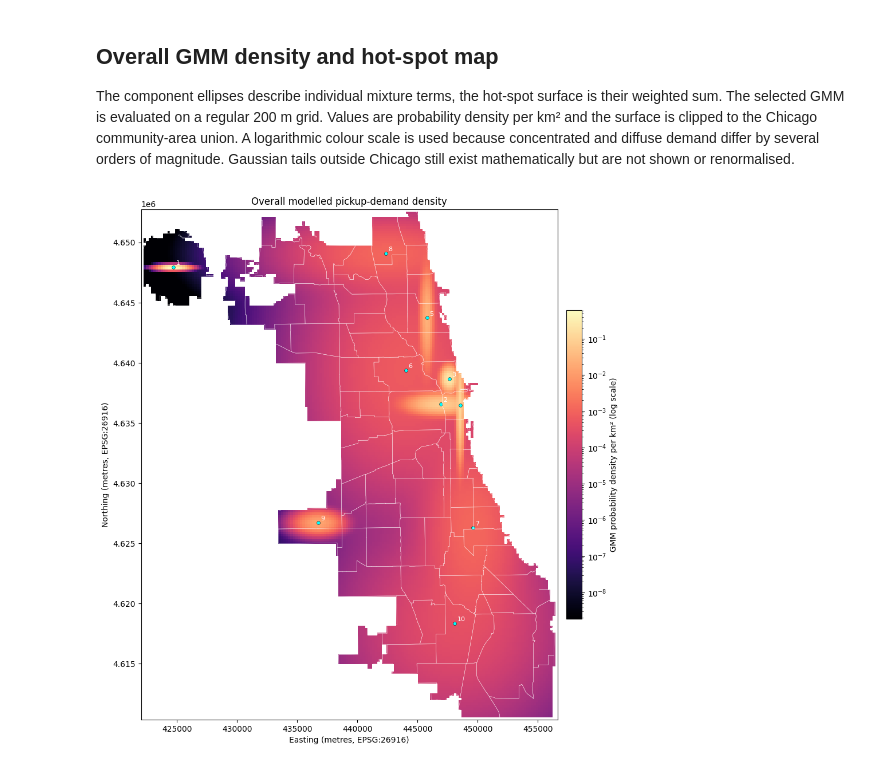
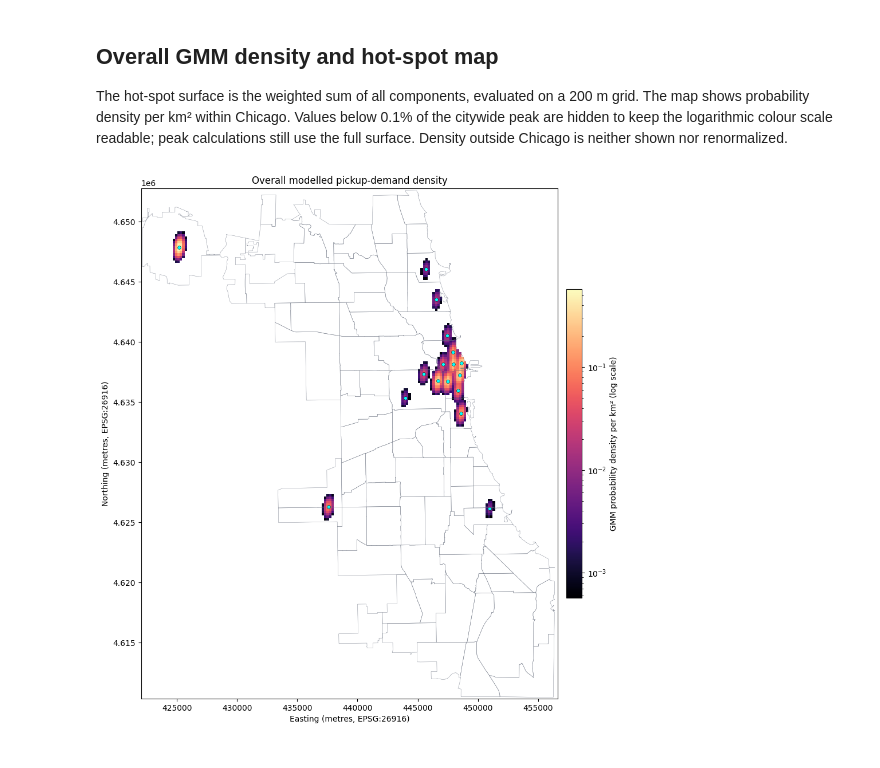
Before and after one commit to angfe/Group-3-AAA, a Jupyter notebook: notebooks/02_02_descriptive_analytics_gmm.ipynb, the cells around one changed output. Saved outputs shown, nothing was run; the diff lists cells and outputs as text; code cells hidden in the pictures.

```diff
--- a/notebooks/02_02_descriptive_analytics_gmm.ipynb
+++ b/notebooks/02_02_descriptive_analytics_gmm.ipynb
@@ -419,7 +590,6 @@ def gmm_parameter_count(k, covariance_type, dimensions=2):
     return weights + means + covariance
 
 
-community_union = community_areas.geometry.union_all()
 candidate_models = {}
 candidate_records = []
 
@@ -446,11 +616,6 @@ for covariance_type in COVARIANCE_TYPES:
         eigenvalues = np.linalg.eigvalsh(covariance_array)
         component_min_std_km = np.sqrt(eigenvalues.min(axis=1))
         component_max_std_km = np.sqrt(eigenvalues.max(axis=1))
-        means_inside = [
-            community_union.covers(Point(mean_x * 1_000, mean_y * 1_000))
-            for mean_x, mean_y in model.means_
-        ]
-
         key = (covariance_type, k)
         candidate_models[key] = model
         candidate_records.append({
@@ -475,7 +640,6 @@ for covariance_type in COVARIANCE_TYPES:
             "components_below_50m_std": int(
                 np.sum(component_min_std_km < SPATIAL_MIN_STD_KM)
             ),
-            "component_means_outside_chicago": int(k - sum(means_inside)),
         })
     print(f"Finished covariance_type={covariance_type!r}")
 
@@ -590,7 +765,7 @@ candidate_results["plausible_for_selection"] = (
     candidate_results["converged"]
     & ~candidate_results["convergence_warning"]
     & candidate_results["components_below_50m_std"].eq(0)
-    & candidate_results["component_means_outside_chicago"].eq(0)
+    & candidate_results["min_component_weight"].ge(MIN_COMPONENT_WEIGHT)
 )
 
 raw_bic_winner = candidate_results.loc[candidate_results["bic"].idxmin()]
@@ -613,7 +788,6 @@ selection_comparison = pd.DataFrame([
     "converged", "n_iter", "aic_per_trip", "bic_per_trip",
     "min_component_weight", "min_component_std_km",
     "components_at_variance_floor", "components_below_50m_std",
-    "component_means_outside_chicago",
 ]]
 selection_comparison
 # %% [output]
@@ -651,7 +827,7 @@ from shapely import contains_xy
 CHI2_95_DF2 = 5.991464547
 selected_covariances = covariance_matrices(selected_gmm)
 component_order = np.argsort(selected_gmm.weights_)[::-1]
-full_valid_trips = int(source_summary.loc[0, "trips_with_valid_pickup"])
+gmm_population_trips = int(source_summary.loc[0, "gmm_eligible_trips"])
 
 component_records = []
 for display_id, model_index in enumerate(component_order, start=1):
@@ -672,7 +848,7 @@ for display_id, model_index in enumerate(component_order, start=1):
         "model_index": model_index,
         "weight": weight,
         "sample_trips_effective": weight * len(X_gmm),
-        "full_trips_estimated": weight * full_valid_trips,
+        "eligible_trips_estimated": weight * gmm_population_trips,
         "mean_x_km": mean_x_km,
         "mean_y_km": mean_y_km,
         "major_std_km": major_std_km,
@@ -706,7 +882,7 @@ component_table = (
 
 component_display_columns = [
     "component", "community_area_at_mean", "weight",
-    "sample_trips_effective", "full_trips_estimated",
+    "sample_trips_effective", "eligible_trips_estimated",
     "major_std_km", "minor_std_km", "axis_ratio",
     "ellipse_area_95_km2", "weighted_peak_density_per_km2",
 ]
@@ -727,6 +910,11 @@ component_table[component_display_columns]
 fig, ax = plt.subplots(figsize=(9, 10))
 community_areas.boundary.plot(ax=ax, color="#9ca3af", linewidth=0.45)
 colors = plt.cm.tab10(np.linspace(0, 1, len(component_table)))
+component_label_offsets = {
+    2: (-14, 10), 3: (-15, -10), 4: (10, -9), 5: (-15, 3),
+    6: (10, 7), 7: (9, -7), 8: (10, -2), 10: (9, 8),
+    11: (-16, 8), 12: (-18, 0),
+}
 
 for row, color in zip(component_table.itertuples(), colors):
     ellipse = Ellipse(
@@ -744,10 +932,13 @@ for row, color in zip(component_table.itertuples(), colors):
         row.mean_x_km * 1_000, row.mean_y_km * 1_000,
         s=35 + 700 * row.weight, color=color, edgecolor="black", linewidth=0.5, zorder=3,
     )
+    label_offset = component_label_offsets.get(row.component, (4, 4))
     ax.annotate(
         str(row.component),
         (row.mean_x_km * 1_000, row.mean_y_km * 1_000),
-        xytext=(4, 4), textcoords="offset points", fontsize=9, weight="bold",
+        xytext=label_offset, textcoords="offset points", fontsize=9, weight="bold",
+        arrowprops={"arrowstyle": "-", "color": "#4b5563", "linewidth": 0.5}
+        if label_offset != (4, 4) else None,
     )
 
 ax.set_title("Selected GMM: component means and 95% covariance ellipses")
@@ -761,49 +952,55 @@ plt.show()
 # %% [markdown]
 ## Overall GMM density and hot-spot map
 
-The component ellipses describe individual mixture terms, the hot-spot surface is their weighted sum. The selected GMM is evaluated on a regular 200 m grid. Values are probability density per km² and the surface is clipped to the Chicago community-area union. A logarithmic colour scale is used because concentrated and diffuse demand differ by several orders of magnitude. Gaussian tails outside Chicago still exist mathematically but are not shown or renormalised.
+The hot-spot surface is the weighted sum of all components, evaluated on a 200 m grid. The map shows probability density per km² within Chicago. Values below 0.1% of the citywide peak are hidden to keep the logarithmic colour scale readable; peak calculations still use the full surface. Density outside Chicago is neither shown nor renormalized.
 # %%
 GRID_STEP_KM = 0.2
+community_union = community_areas.geometry.union_all()
 min_x_m, min_y_m, max_x_m, max_y_m = community_areas.total_bounds
 grid_x_km = np.arange(min_x_m / 1_000, max_x_m / 1_000 + GRID_STEP_KM, GRID_STEP_KM)
 grid_y_km = np.arange(min_y_m / 1_000, max_y_m / 1_000 + GRID_STEP_KM, GRID_STEP_KM)
 grid_xx_km, grid_yy_km = np.meshgrid(grid_x_km, grid_y_km)
 grid_coordinates_km = np.column_stack([grid_xx_km.ravel(), grid_yy_km.ravel()])
 inside_chicago = contains_xy(
     community_union,
     grid_coordinates_km[:, 0] * 1_000,
     grid_coordinates_km[:, 1] * 1_000,
 )
 
 overall_density_flat = np.exp(selected_gmm.score_samples(grid_coordinates_km))
 overall_density_flat[~inside_chicago] = np.nan
 overall_density = overall_density_flat.reshape(grid_xx_km.shape)
-positive_overall_density = overall_density_flat[np.isfinite(overall_density_flat) & (overall_density_flat > 0)]
+overall_density_max = np.nanmax(overall_density_flat)
+overall_display_min = overall_density_max * 1e-3
+overall_density_display = np.where(
+    overall_density >= overall_display_min,
+    overall_density,
+    np.nan,
+)
 overall_norm = LogNorm(
-    vmin=np.quantile(positive_overall_density, 0.02),
-    vmax=positive_overall_density.max(),
+    vmin=overall_display_min,
+    vmax=overall_density_max,
 )
 
 fig, ax = plt.subplots(figsize=(9, 10))
 density_mesh = ax.pcolormesh(
-    grid_xx_km * 1_000, grid_yy_km * 1_000, overall_density,
+    grid_xx_km * 1_000, grid_yy_km * 1_000, overall_density_display,
     shading="auto", cmap="magma", norm=overall_norm, rasterized=True,
 )
-community_areas.boundary.plot(ax=ax, color="white", linewidth=0.35, alpha=0.75)
+community_areas.boundary.plot(ax=ax, color="#6b7280", linewidth=0.35, alpha=0.8)
 for row in component_table.itertuples():
     ax.scatter(row.mean_x_km * 1_000, row.mean_y_km * 1_000, s=18, color="cyan", edgecolor="black", linewidth=0.35)
-    ax.annotate(str(row.component), (row.mean_x_km * 1_000, row.mean_y_km * 1_000), xytext=(3, 3), textcoords="offset points", color="white", fontsize=8)
 
 colorbar = fig.colorbar(density_mesh, ax=ax, fraction=0.035, pad=0.02)
 colorbar.set_label("GMM probability density per km² (log scale)")
 ax.set_title("Overall modelled pickup-demand density")
 ax.set_xlabel("Easting (metres, EPSG:26916)")
 ax.set_ylabel("Northing (metres, EPSG:26916)")
 ax.set_aspect("equal")
 plt.tight_layout()
 plt.show()
 # %% [output]
-[figure, old version]
+[figure, new version]
 # %%
 overall_peak_flat_index = int(np.nanargmax(overall_density_flat))
 overall_peak_point = gpd.GeoDataFrame(
```
Also changed, not shown: parts of 38 cells of this notebook, 17 other files.
